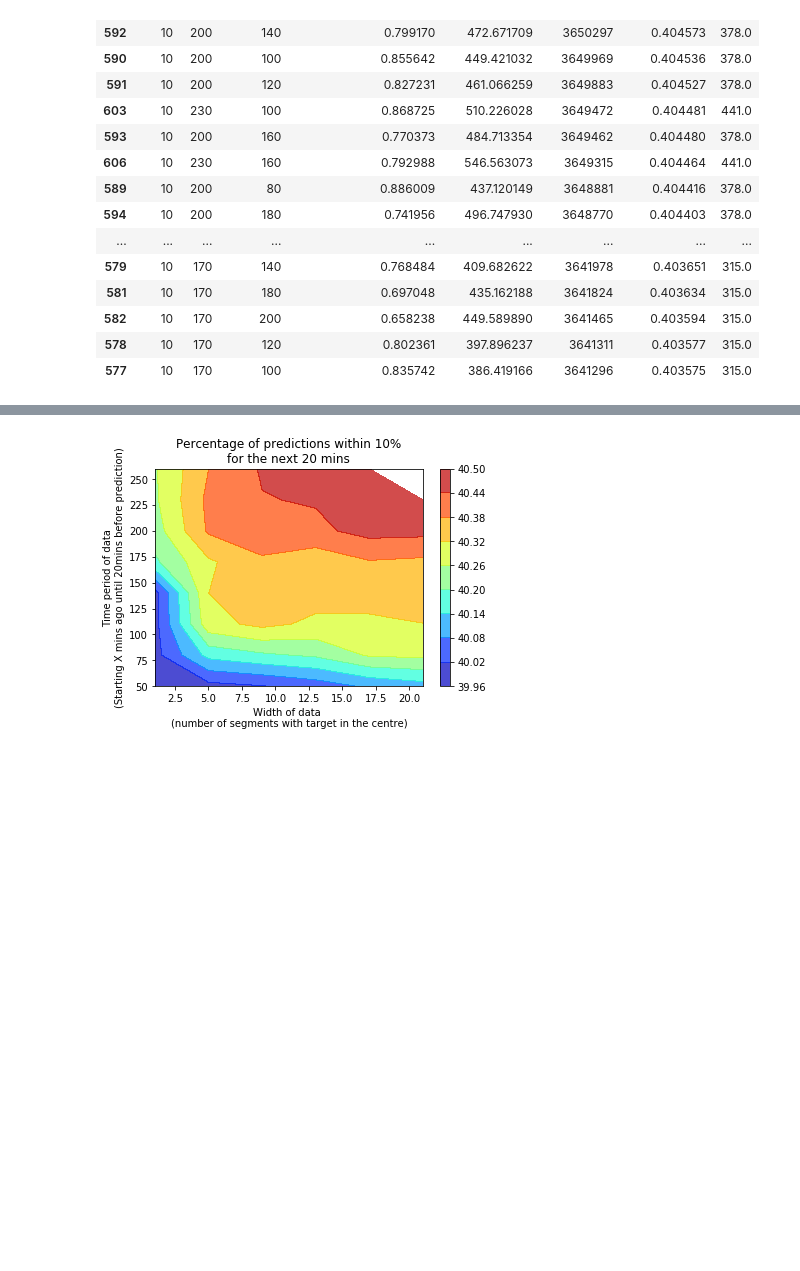
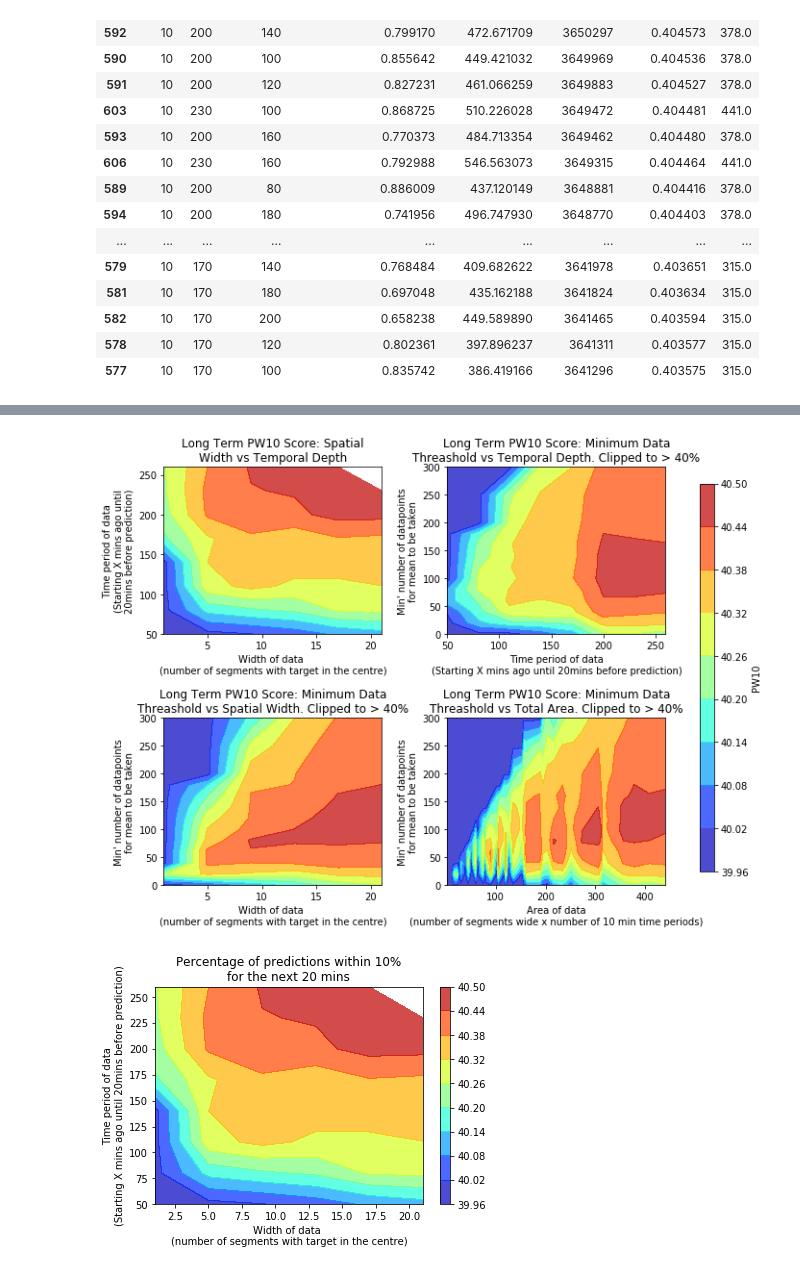
Before and after one commit to gingertom/buses, a Jupyter notebook: Data Exploration/long term/spatiotemporal contour plots2.ipynb, the cells around one changed output, grey strips where cells are left out. Drawn from its saved outputs; the diff is of its cells as text; code cells hidden in the pictures; blank space fills up the shorter version.

```diff
--- a/Data Exploration/long term/spatiotemporal contour plots2.ipynb
+++ b/Data Exploration/long term/spatiotemporal contour plots2.ipynb
@@ -44,3 +56,80 @@ results[results['width'] >= 10].sort_values('pass_fraction', ascending=False).he
+# %%
+best_threshold = results.sort_values('pass_fraction', ascending=False).drop_duplicates(['width','time'])
+best_width = results.sort_values('pass_fraction', ascending=False).drop_duplicates(['time', 'threshold'])
+best_time = results.sort_values('pass_fraction', ascending=False).drop_duplicates(['width', 'threshold'])
+best_areas = results.sort_values('pass_fraction', ascending=False).drop_duplicates(['area', 'threshold'])
+
+fig = plt.figure(figsize=(10,8))
+
+plt.subplot(2,2,1)
+best_threshold = best_threshold.reset_index()
+best_threshold = best_threshold[['width', 'time', 'pass_fraction']]
+best_threshold=best_threshold.pivot('width', 'time')
+X=[x[1] for x in best_threshold.columns.values]
+Y=best_threshold.index.values.astype(float) * 2 + 1
+# Z=best_threshold.values * 100
+Z=np.clip(best_threshold.values * 100, 40, 50)
+Xi,Yi = np.meshgrid(X, Y)
+plt.contourf(Yi, Xi, Z, alpha=0.7, cmap=plt.cm.jet)
+plt.xlabel("Width of data \n(number of segments with target in the centre)")
+plt.ylabel("Time period of data\n(Starting X mins ago until\n20mins before prediction)")
+plt.title("Long Term PW10 Score: Spatial\nWidth vs Temporal Depth")
+# plt.colorbar()
+
+
+plt.subplot(2,2,2)
+best_width = best_width.reset_index()
+best_width = best_width[['time', 'threshold', 'pass_fraction']]
+best_width = best_width.pivot('time', 'threshold')
+X=[x[1] for x in best_width.columns.values]
+Y=best_width.index.values.astype(float)
+Z=np.clip(best_width.values * 100, 40, 50)
+# Z=best_width.values * 100
+Xi,Yi = np.meshgrid(X, Y)
+plt.contourf(Yi, Xi, Z, alpha=0.7, cmap=plt.cm.jet)
+plt.ylabel("Min' number of datapoints\nfor mean to be taken")
+plt.xlabel("Time period of data\n(Starting X mins ago until 20mins before prediction)")
+plt.title("Long Term PW10 Score: Minimum Data\nThreashold vs Temporal Depth. Clipped to > 40%")
+# plt.colorbar()
+
+
+plt.subplot(2,2,3)
+best_time = best_time.reset_index()
+best_time = best_time[['width', 'threshold', 'pass_fraction']]
+best_time = best_time.pivot('width', 'threshold')
+X=[x[1] for x in best_time.columns.values]
+Y=best_time.index.values.astype(float) * 2 + 1
+Z=np.clip(best_time.values * 100, 40, 50)
+# Z=best_time.values
+Xi,Yi = np.meshgrid(X, Y)
+plt.contourf(Yi, Xi, Z, alpha=0.7, cmap=plt.cm.jet)
+plt.ylabel("Min' number of datapoints\nfor mean to be taken")
+plt.xlabel("Width of data \n(number of segments with target in the centre)")
+plt.title("Long Term PW10 Score: Minimum Data\nThreashold vs Spatial Width. Clipped to > 40%")
+# plt.colorbar()
+
+plt.subplot(2,2,4)
+best_areas = best_areas.reset_index()
+best_areas = best_areas[['area', 'threshold', 'pass_fraction']]
+best_areas = best_areas.pivot('area', 'threshold')
+X=[x[1] for x in best_areas.columns.values]
+Y=best_areas.index.values.astype(float)
+Z=np.clip(best_areas.values * 100, 40, 50)
+Xi,Yi = np.meshgrid(X, Y)
+im = plt.contourf(Yi, Xi, Z, alpha=0.7, cmap=plt.cm.jet)
+plt.ylabel("Min' number of datapoints\nfor mean to be taken")
+plt.xlabel("Area of data\n(number of segments wide x number of 10 min time periods)")
+plt.title("Long Term PW10 Score: Minimum Data\nThreashold vs Total Area. Clipped to > 40%")
+# plt.colorbar()
+
+plt.subplots_adjust(hspace=0.5, wspace=0.3, right=0.85)
+cbar_ax = fig.add_axes([0.9, 0.15, 0.02, 0.7])
+title_ax = fig.add_axes([0.9, 0.15, 0.02, 0.7])
+fig.colorbar(im, cax=cbar_ax, label="PW10") #.ax.set_title('PW10')
+plt.savefig("st_aves_full_comparision.pdf", bbox_inches="tight")
+plt.show()
+# %% [output]
+[figure, added]
 # %%
 best_threshold = results.sort_values('pass_fraction', ascending=False).drop_duplicates(['width','time'])
 # %%
```
Also changed, not shown: parts of 5 cells of this notebook.
